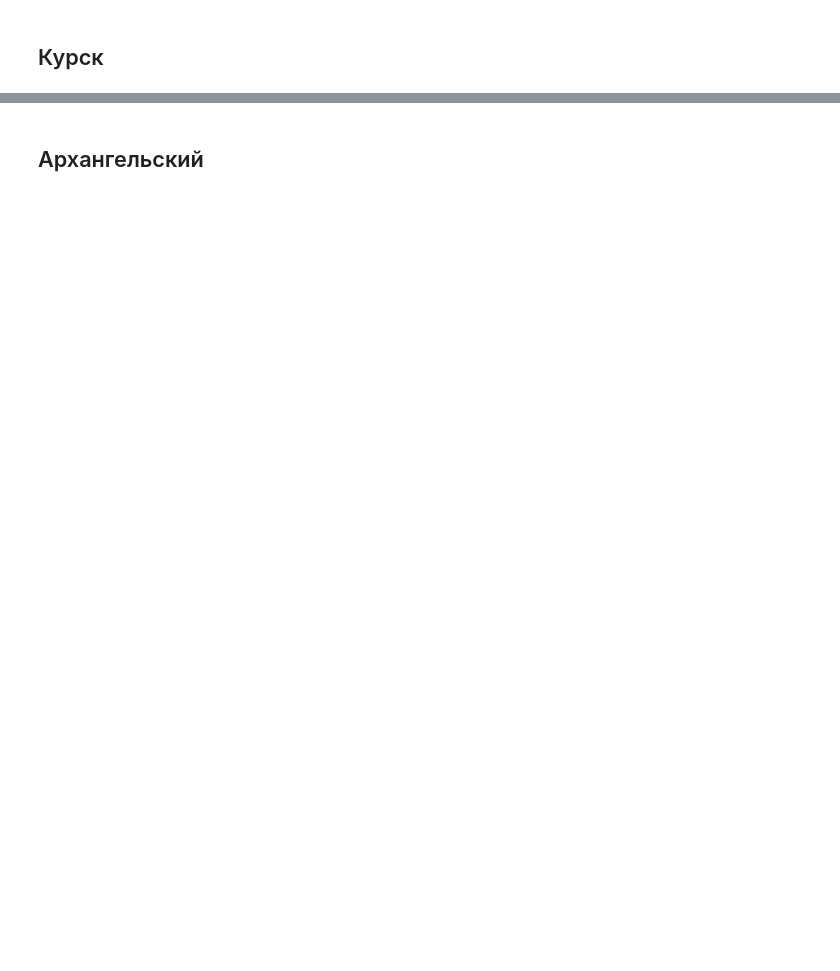
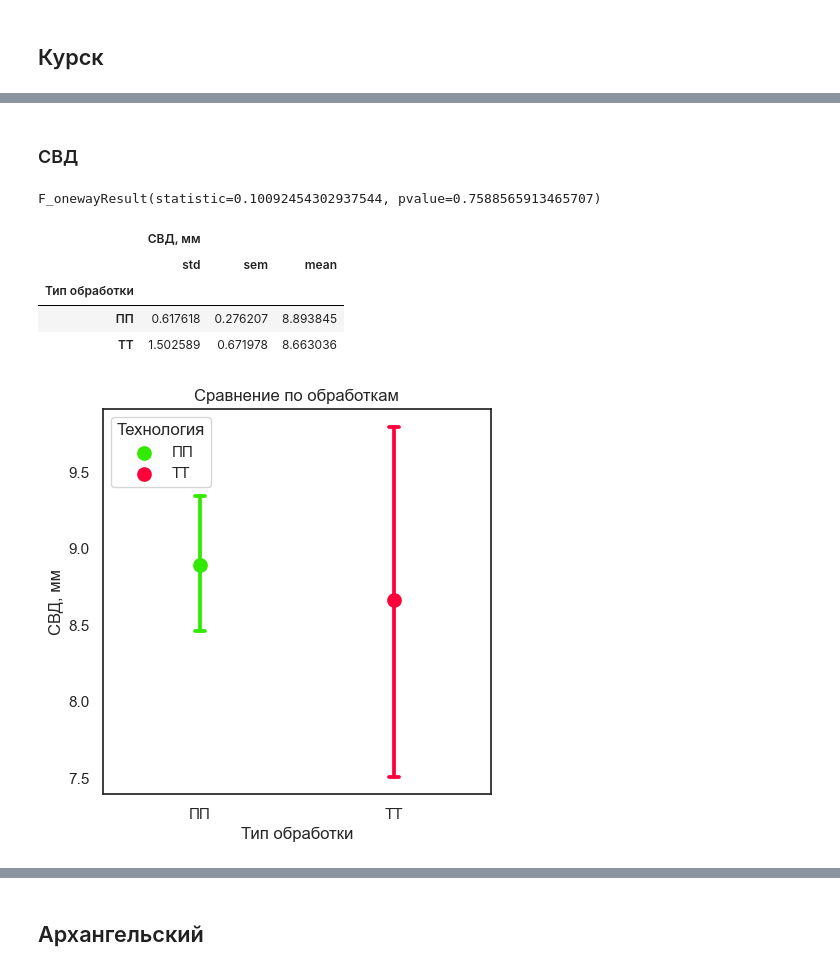
Before and after one commit to hukitoc94/uroshaynoe, a Jupyter notebook: stats.ipynb, the cells around one changed output, grey strips where cells are left out. Saved outputs shown, nothing was run; the diff lists cells and outputs as text; code cells hidden in the pictures; blank space fills up the shorter version.

```diff
--- a/stats.ipynb
+++ b/stats.ipynb
@@ -117,2 +191,7 @@ stats
 # %% [markdown]
 ## Курск
+# %%
+kursk_urozaynoe_2022 = agrofiz[
+    (agrofiz["region"] == 'Курск')
+    ]
+kursk_urozaynoe_2022
@@ -118,0 +210,14 @@ stats
+# %% [markdown]
+### СВД
+# %%
+stats, aov, fig = agrofiz_plot(kursk_urozaynoe_2022, 'СВД, мм')
+print(aov)
+stats
+# %% [output]
+F_onewayResult(statistic=0.10092454302937544, pvalue=0.7588565913465707)
+|  | СВД, мм |  |  |
+|  | std | sem | mean |
+| Тип обработки |  |  |  |
+| ПП | 0.617618 | 0.276207 | 8.893845 |
+| ТТ | 1.502589 | 0.671978 | 8.663036 |
+[figure, added]
```
Also changed, not shown: parts of 30 cells of this notebook.
